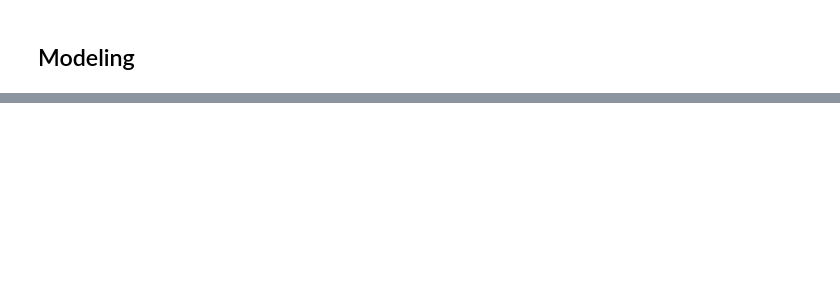
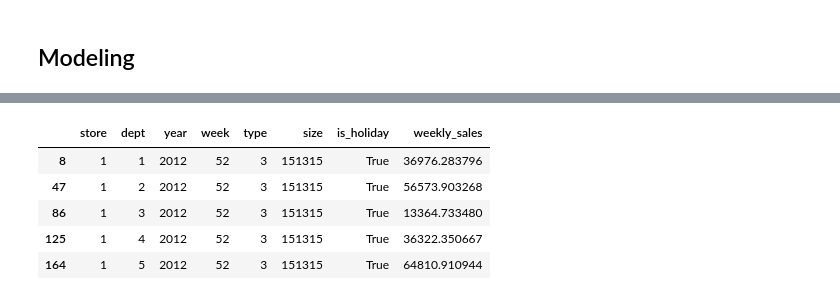
Before and after one commit to hungnd11/msc-business-intelligence, a Jupyter notebook: capstone-project/notebooks/sales_forecasting_spark.ipynb, the cells around one changed output, grey strips where cells are left out. Saved outputs shown, nothing was run; the diff lists cells and outputs as text; code cells hidden in the pictures; blank space fills up the shorter version.

```diff
--- a/capstone-project/notebooks/sales_forecasting_spark.ipynb
+++ b/capstone-project/notebooks/sales_forecasting_spark.ipynb
@@ -214,0 +483,17 @@ train_features.where(col("is_christmas")).count()
+# %%
+X_test = test_features_df[feature_cols]
+# %%
+test_preds = random_forest.predict(X_test)
+# %%
+test_features_df["weekly_sales"] = test_preds
+# %%
+christmas_df = test_features_df[(test_features_df["year"] == 2012) & (test_features_df["week"].isin({52}))]
+# %%
+christmas_df.head()
+# %% [output]
+|  | store | dept | year | week | type | size | is_holiday | weekly_sales |
+| 8 | 1 | 1 | 2012 | 52 | 3 | 151315 | True | 36976.283796 |
+| 47 | 1 | 2 | 2012 | 52 | 3 | 151315 | True | 56573.903268 |
+| 86 | 1 | 3 | 2012 | 52 | 3 | 151315 | True | 13364.733480 |
+| 125 | 1 | 4 | 2012 | 52 | 3 | 151315 | True | 36322.350667 |
+| 164 | 1 | 5 | 2012 | 52 | 3 | 151315 | True | 64810.910944 |
```
Also changed, not shown: parts of 51 cells of this notebook, 2 other files.
